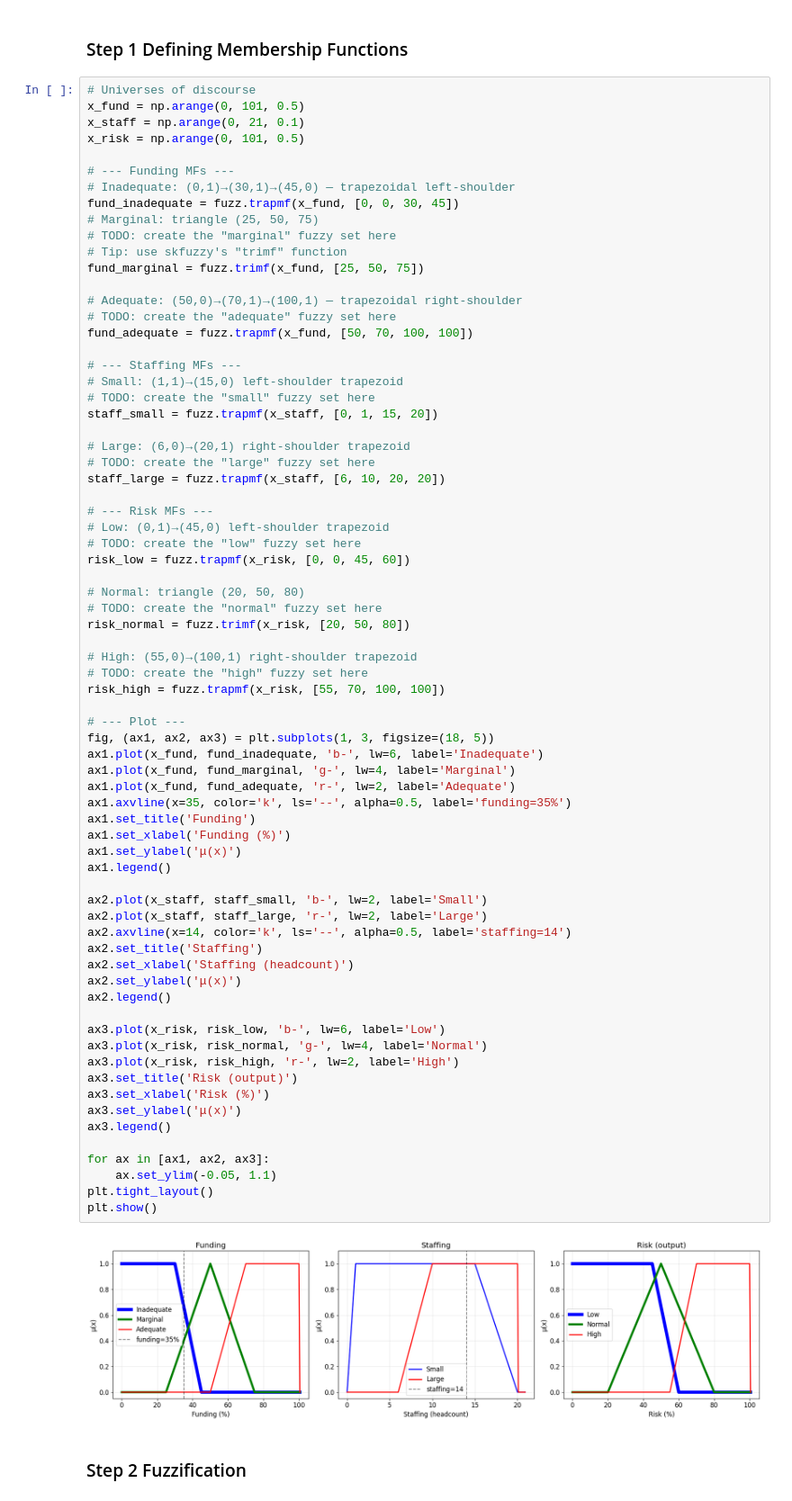
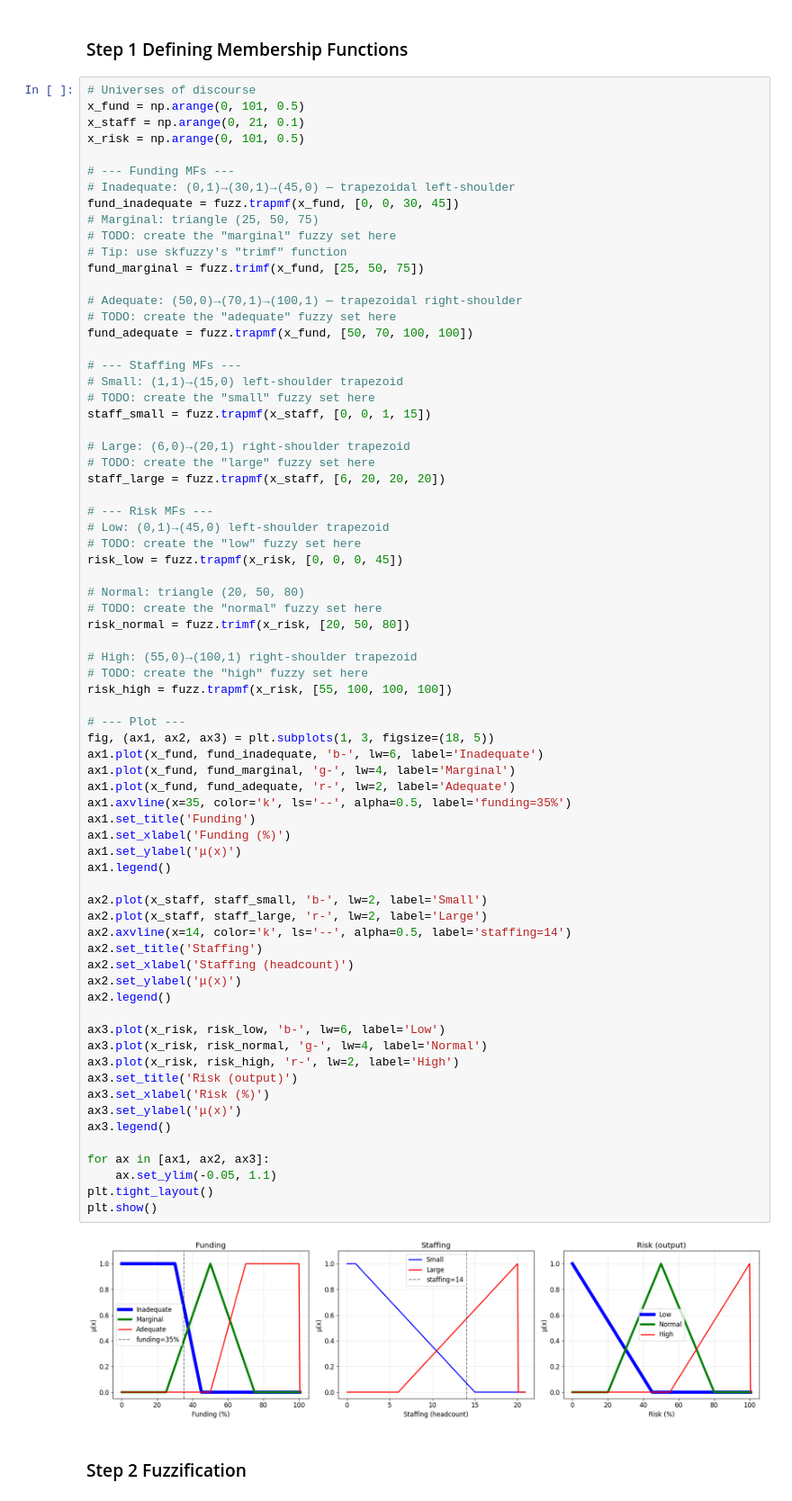
Before and after one commit to eoinocathasaigh/Artificial-Intelligence-Labs, a Jupyter notebook: Lab 5/Lab5.ipynb, the cells around one changed output. Shown at 90% size. Saved outputs shown, nothing was run; the diff lists cells and outputs as text.

Commit message:
Fixed my creation of the initial fuzzy stuff to get the graphs/cells working correctly

```diff
--- a/Lab 5/Lab5.ipynb
+++ b/Lab 5/Lab5.ipynb
@@ -49,16 +49,16 @@ fund_adequate = fuzz.trapmf(x_fund, [50, 70, 100, 100])
 # --- Staffing MFs ---
 # Small: (1,1)→(15,0) left-shoulder trapezoid
 # TODO: create the "small" fuzzy set here
-staff_small = fuzz.trapmf(x_staff, [0, 1, 15, 20])
+staff_small = fuzz.trapmf(x_staff, [0, 0, 1, 15])
 
 # Large: (6,0)→(20,1) right-shoulder trapezoid
 # TODO: create the "large" fuzzy set here
-staff_large = fuzz.trapmf(x_staff, [6, 10, 20, 20])
+staff_large = fuzz.trapmf(x_staff, [6, 20, 20, 20])
 
 # --- Risk MFs ---
 # Low: (0,1)→(45,0) left-shoulder trapezoid
 # TODO: create the "low" fuzzy set here
-risk_low = fuzz.trapmf(x_risk, [0, 0, 45, 60])
+risk_low = fuzz.trapmf(x_risk, [0, 0, 0, 45])
 
 # Normal: triangle (20, 50, 80)
 # TODO: create the "normal" fuzzy set here
@@ -66,41 +66,41 @@ risk_normal = fuzz.trimf(x_risk, [20, 50, 80])
 
 # High: (55,0)→(100,1) right-shoulder trapezoid
 # TODO: create the "high" fuzzy set here
-risk_high = fuzz.trapmf(x_risk, [55, 70, 100, 100])
+risk_high = fuzz.trapmf(x_risk, [55, 100, 100, 100])
 
 # --- Plot ---
 fig, (ax1, ax2, ax3) = plt.subplots(1, 3, figsize=(18, 5))
 ax1.plot(x_fund, fund_inadequate, 'b-', lw=6, label='Inadequate')
 ax1.plot(x_fund, fund_marginal, 'g-', lw=4, label='Marginal')
 ax1.plot(x_fund, fund_adequate, 'r-', lw=2, label='Adequate')
 ax1.axvline(x=35, color='k', ls='--', alpha=0.5, label='funding=35%')
 ax1.set_title('Funding')
 ax1.set_xlabel('Funding (%)')
 ax1.set_ylabel('μ(x)')
 ax1.legend()
 
 ax2.plot(x_staff, staff_small, 'b-', lw=2, label='Small')
 ax2.plot(x_staff, staff_large, 'r-', lw=2, label='Large')
 ax2.axvline(x=14, color='k', ls='--', alpha=0.5, label='staffing=14')
 ax2.set_title('Staffing')
 ax2.set_xlabel('Staffing (headcount)')
 ax2.set_ylabel('μ(x)')
 ax2.legend()
 
 ax3.plot(x_risk, risk_low, 'b-', lw=6, label='Low')
 ax3.plot(x_risk, risk_normal, 'g-', lw=4, label='Normal')
 ax3.plot(x_risk, risk_high, 'r-', lw=2, label='High')
 ax3.set_title('Risk (output)')
 ax3.set_xlabel('Risk (%)')
 ax3.set_ylabel('μ(x)')
 ax3.legend()
 
 for ax in [ax1, ax2, ax3]:
     ax.set_ylim(-0.05, 1.1)
 plt.tight_layout()
 plt.show()
 # %% [output]
-[figure, old version]
+[figure, new version]
 # %% [markdown]
 ### Step 2 Fuzzification
 # %%
```
Also changed, not shown: parts of 5 cells of this notebook.
